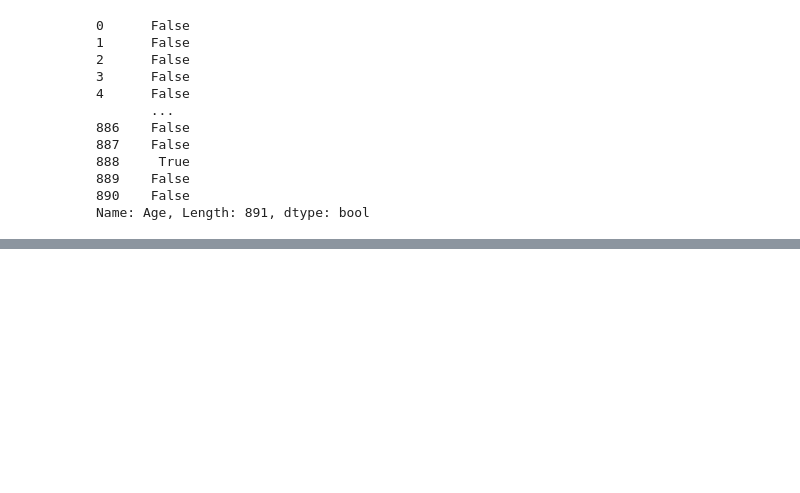
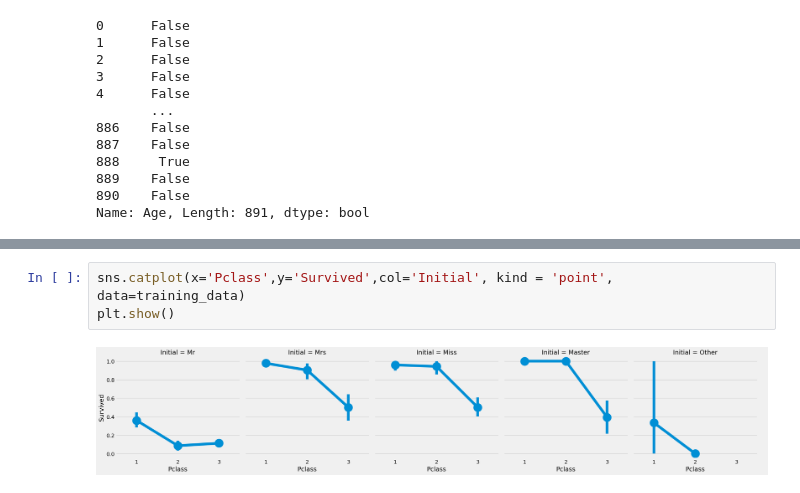
Before and after one commit to palanipsb/Python-Learning, a Jupyter notebook: Titanic Suvival Prediction.ipynb, the cells around one changed output, grey strips where cells are left out. Saved outputs shown, nothing was run; the diff lists cells and outputs as text; blank space fills up the shorter version.

```diff
--- a/Titanic Suvival Prediction.ipynb
+++ b/Titanic Suvival Prediction.ipynb
@@ -157,0 +174,5 @@ Name: Age, Length: 891, dtype: bool
+# %%
+sns.catplot(x='Pclass',y='Survived',col='Initial', kind = 'point', data=training_data)
+plt.show()
+# %% [output]
+[figure, added]
```
Also changed, not shown: parts of 10 cells of this notebook.
